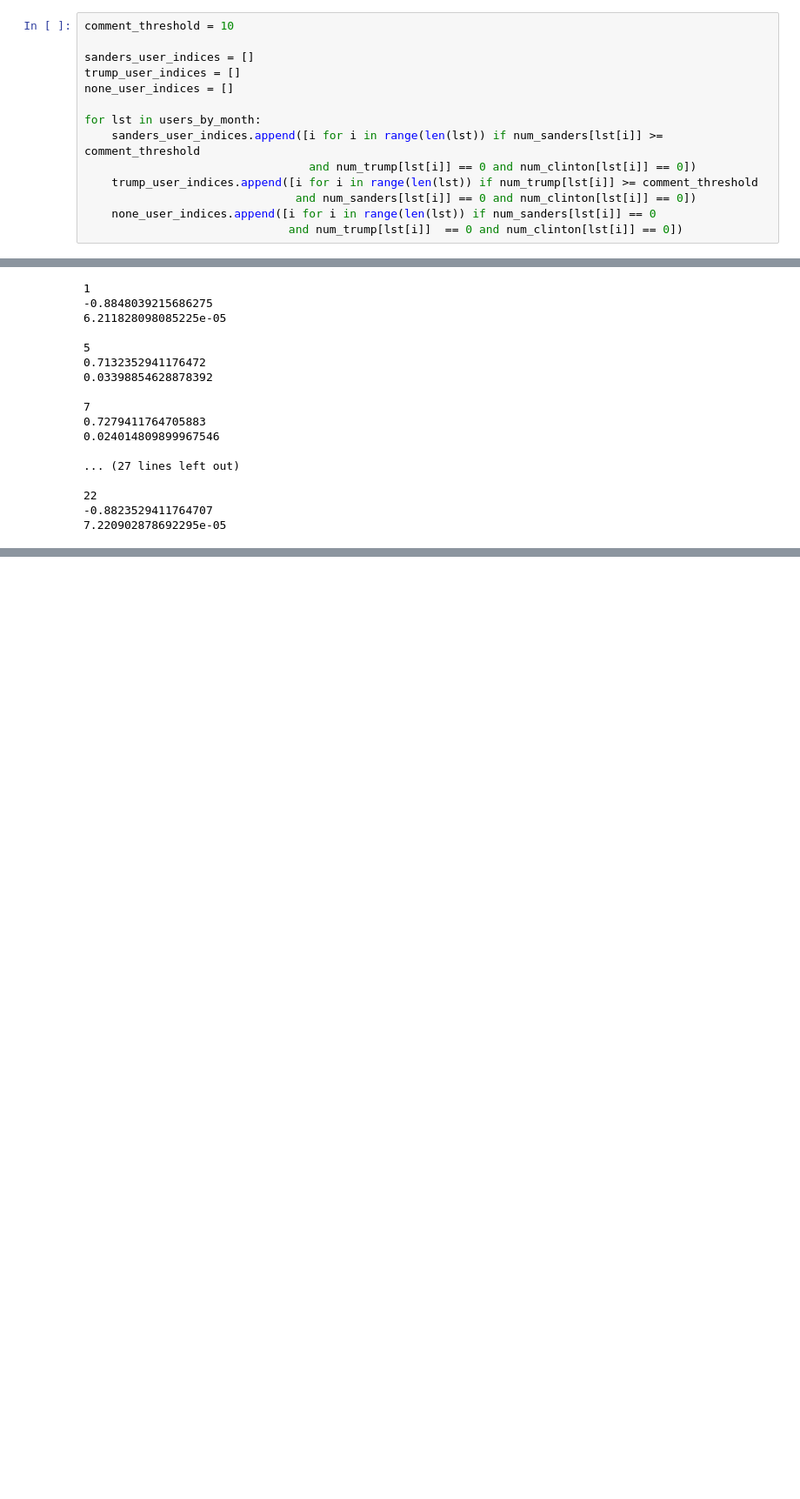
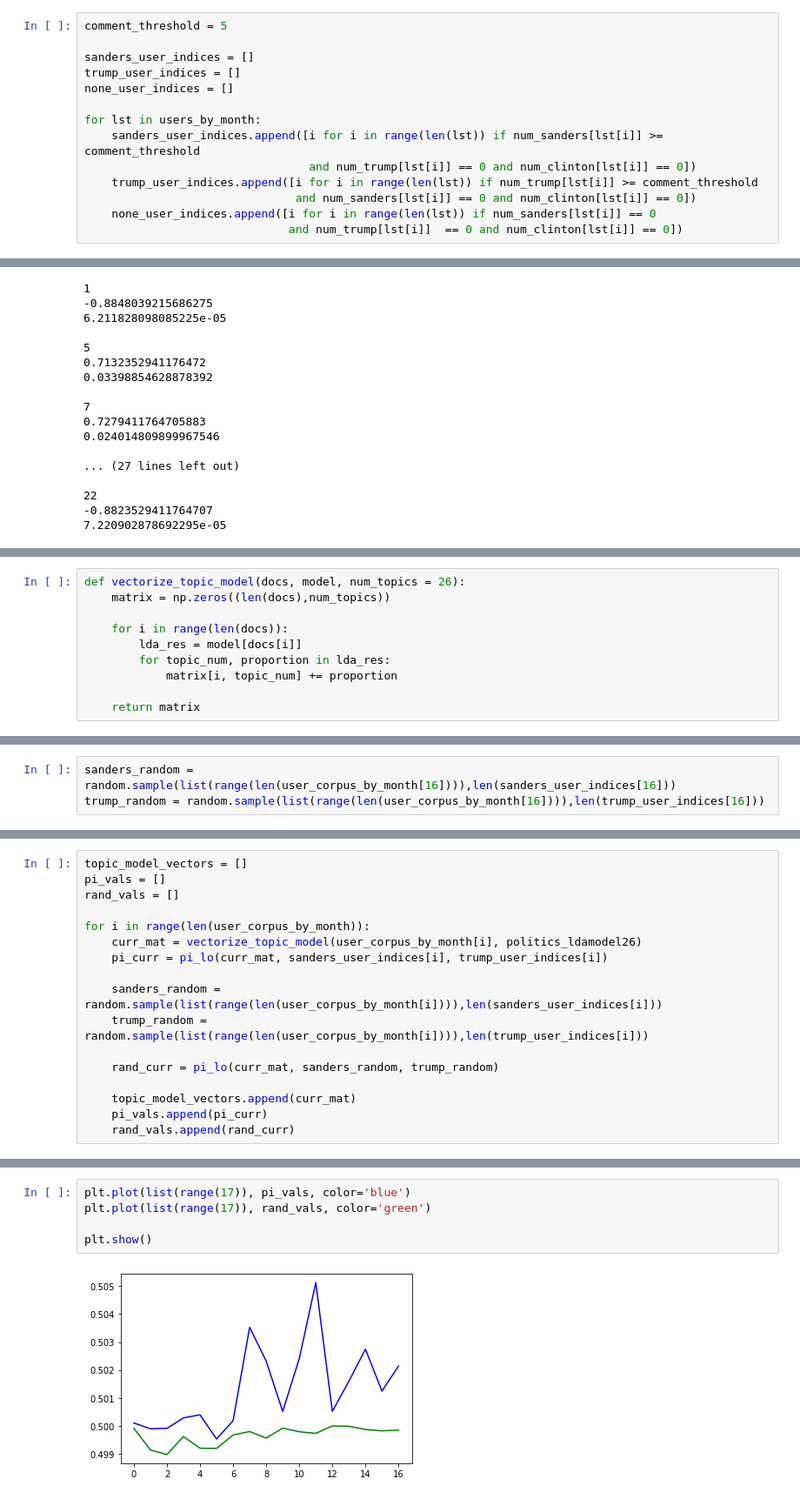
Before and after one commit to SourabhChakraborty/undergrad_thesis, a Jupyter notebook: lda_over_time.ipynb, the cells around one changed output, grey strips where cells are left out. Shown at 87% size. Saved outputs shown, nothing was run; the diff lists cells and outputs as text; blank space fills up the shorter version.

```diff
--- a/lda_over_time.ipynb
+++ b/lda_over_time.ipynb
@@ -404,7 +404,7 @@ num_sanders = {k:(subreddit_tf[author_reverse_dict[k], subreddit_reverse_dict['s
 num_trump = {k:(subreddit_tf[author_reverse_dict[k], subreddit_reverse_dict['the_donald']]) for k in author_names}
 num_clinton = {k:(subreddit_tf[author_reverse_dict[k], subreddit_reverse_dict['hillaryclinton']]) for k in author_names}
 # %%
-comment_threshold = 10
+comment_threshold = 5
 
 sanders_user_indices = []
 trump_user_indices = []
@@ -764,0 +802,10 @@ for j in range(26):
+# %%
+def vectorize_topic_model(docs, model, num_topics = 26):
+    matrix = np.zeros((len(docs),num_topics))
+
+    for i in range(len(docs)):
+        lda_res = model[docs[i]]
+        for topic_num, proportion in lda_res:
+            matrix[i, topic_num] += proportion
+
+    return matrix
@@ -764,0 +819,3 @@ for j in range(26):
+# %%
+sanders_random = random.sample(list(range(len(user_corpus_by_month[16]))),len(sanders_user_indices[16]))
+trump_random = random.sample(list(range(len(user_corpus_by_month[16]))),len(trump_user_indices[16]))
@@ -764,0 +826,17 @@ for j in range(26):
+# %%
+topic_model_vectors = []
+pi_vals = []
+rand_vals = []
+
+for i in range(len(user_corpus_by_month)):
+    curr_mat = vectorize_topic_model(user_corpus_by_month[i], politics_ldamodel26)
+    pi_curr = pi_lo(curr_mat, sanders_user_indices[i], trump_user_indices[i])
+
+    sanders_random = random.sample(list(range(len(user_corpus_by_month[i]))),len(sanders_user_indices[i]))
+    trump_random = random.sample(list(range(len(user_corpus_by_month[i]))),len(trump_user_indices[i]))
+
+    rand_curr = pi_lo(curr_mat, sanders_random, trump_random)
+
+    topic_model_vectors.append(curr_mat)
+    pi_vals.append(pi_curr)
+    rand_vals.append(rand_curr)
@@ -764,0 +883,7 @@ for j in range(26):
+# %%
+plt.plot(list(range(17)), pi_vals, color='blue')
+plt.plot(list(range(17)), rand_vals, color='green')
+
+plt.show()
+# %% [output]
+[figure, added]
```
Also changed, not shown: parts of 99 cells of this notebook.
